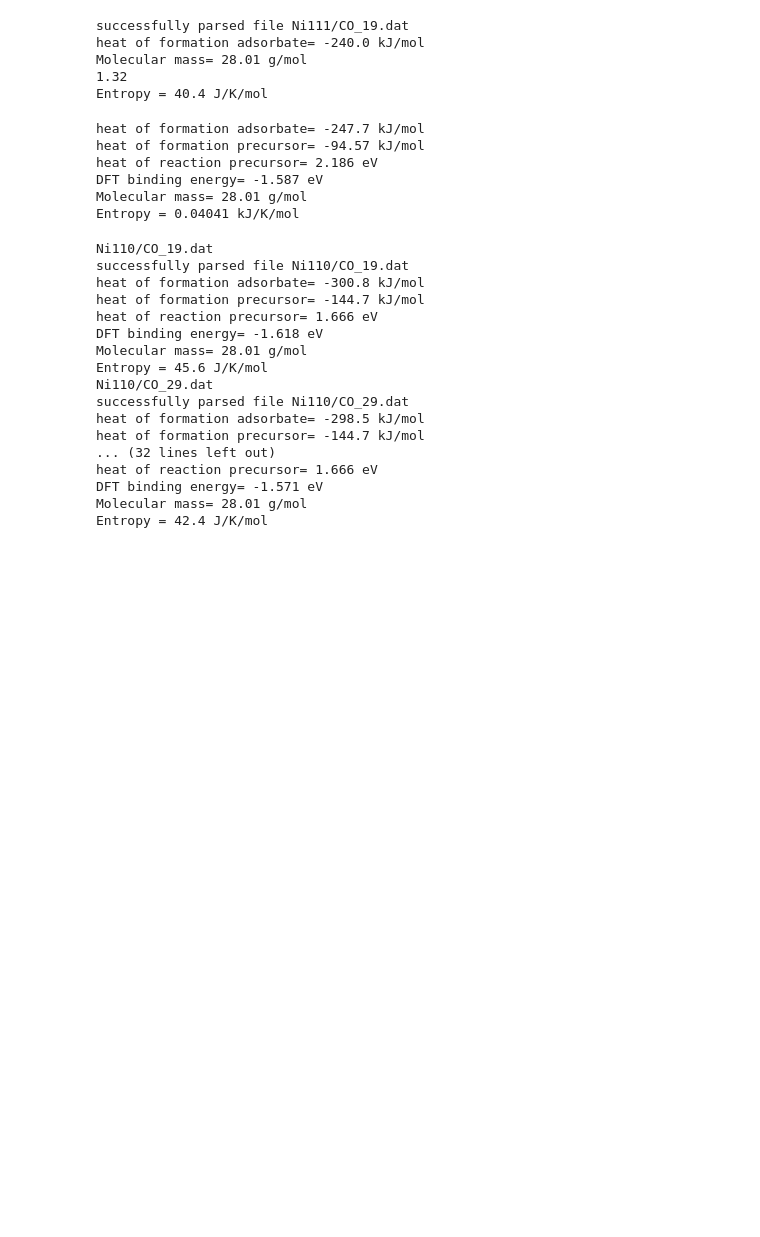
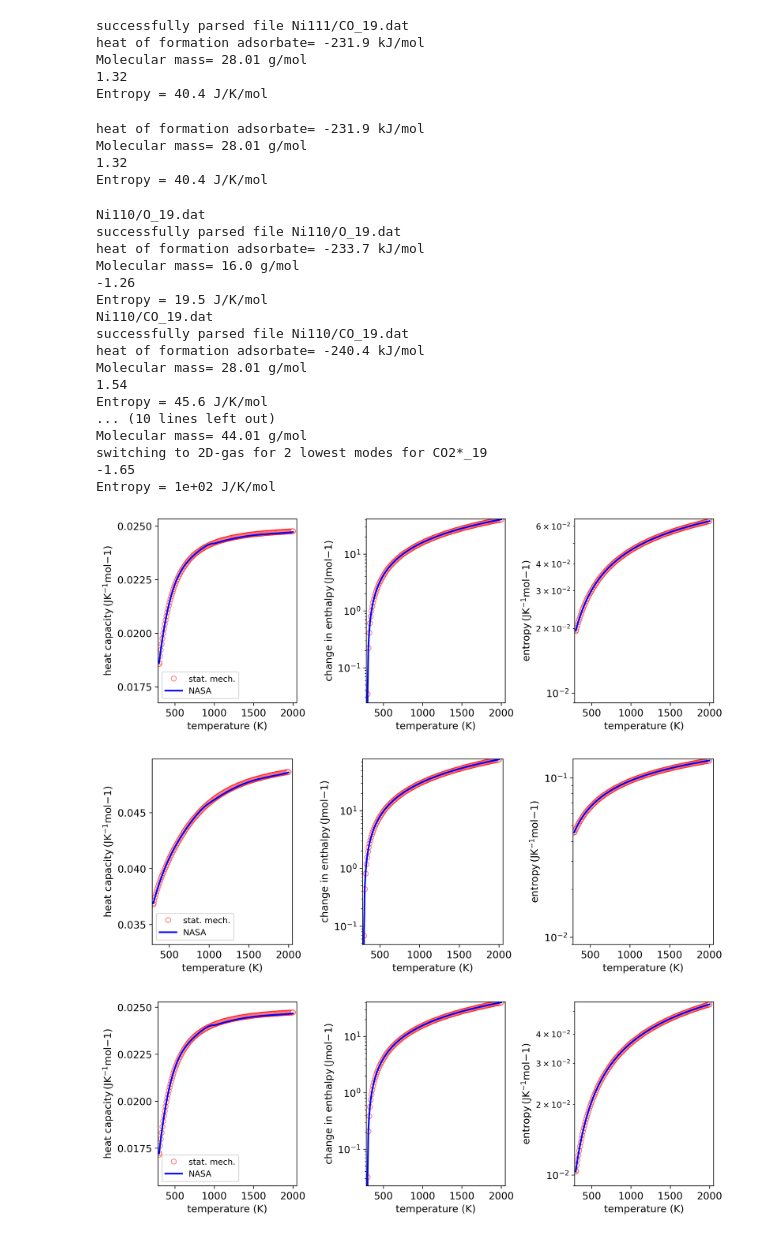
Before and after one commit to bjkreitz/multifacet, a Jupyter notebook: TPD/DFT/compute_NASA_from_DFT_energies_adsorbate_anchors.ipynb, the cells around one changed output. Saved outputs shown, nothing was run; the diff lists cells and outputs as text; code cells hidden in the pictures; blank space fills up the shorter version.

```diff
--- a/TPD/DFT/compute_NASA_from_DFT_energies_adsorbate_anchors.ipynb
+++ b/TPD/DFT/compute_NASA_from_DFT_energies_adsorbate_anchors.ipynb
@@ -33,10 +33,11 @@ class Molecule:
                 self.eV_to_kJpermole = 96.485 #convert eV/molecule to kJ/mol
                 self.molecular_mass_elements = {'H': 1.01, 'C': 12.01, 'N': 14, 'O': 16}
 
+                #Pt is just a surface site X. I'm too lazy to change all the files now
                 self.reference_energies= {"Ni111": {"XCO":-92.868 ,"XO":-84.800, "XH": 0, "Pt":-79.348378},
                                           "Ni100": {"XCO":-89.301 ,"XO":-81.548, "XH": 0, "Pt":-75.766845},
                                           "Ni110": {"XCO":-81.954 ,"XO":-73.707, "XH": 0, "Pt":-68.400016},
-                                          "Ni211": {"XCO": ,"XO":-83.778, "XH": 0, "Pt": -78.430421},
+                                          "Ni211": {"XCO":-91.922 ,"XO":-83.778, "XH": 0, "Pt": -78.430421},
                                          }
 
                 self.reference_EOF={"Ni111": {"XCO":-231.9 ,"XO":-237.9, "XH": 0, "Pt":0},
@@ -628,7 +627,7 @@ get_thermo_from_NASA(temperature, test)
 #compare_NASA_to_thermo(temperature, test)
 # %% [output]
 successfully parsed file Ni111/CO_19.dat
-heat of formation adsorbate= -240.0 kJ/mol
+heat of formation adsorbate= -231.9 kJ/mol
 Molecular mass= 28.01 g/mol
 1.32
 Entropy = 40.4 J/K/mol
@@ -637,12 +636,10 @@ thermo(test, temperature)
 #get_thermo_from_NASA(temperature, test)
 #compare_NASA_to_thermo(temperature, test)
 # %% [output]
-heat of formation adsorbate= -247.7 kJ/mol
-heat of formation precursor= -94.57 kJ/mol
-heat of reaction precursor= 2.186 eV
-DFT binding energy= -1.587 eV
+heat of formation adsorbate= -231.9 kJ/mol
 Molecular mass= 28.01 g/mol
-Entropy = 0.04041 kJ/K/mol
+1.32
+Entropy = 40.4 J/K/mol
 # %%
 #This is the name of the output file
 new_output = open('my_new_cti.txt', 'w')
@@ -662,7 +659,7 @@ new_output.write(species_line)
 
 new_output.close()
 # %%
-list_of_species = 'species_list_CO110.dat'
+list_of_species = 'species_list_110.dat'
 info = open(list_of_species,'r')
 species_list = info.readlines()
 info.close()
@@ -675,43 +672,46 @@ species_line = '\n'
 
 counter = -1
 for species in species_list:
     counter += 1
     filename = species.strip()
     print(filename)
 
     test = Molecule()
     parse_input_file(filename, test)
     thermo(test, temperature)
 
     name_line += ' %s'%(test.name)
     if counter == 4:
         name_line +='\n'
         counter == -1
     species_line += test.species_lines
 
     get_thermo_from_NASA(temperature, test)
     compare_NASA_to_thermo(temperature, test)
 
 name_line += '\n\n'
 new_output.write(name_line)
 new_output.write(species_line)
 
 new_output.close()
 # %% [output]
+Ni110/O_19.dat
+successfully parsed file Ni110/O_19.dat
+heat of formation adsorbate= -233.7 kJ/mol
+Molecular mass= 16.0 g/mol
+-1.26
+Entropy = 19.5 J/K/mol
 Ni110/CO_19.dat
 successfully parsed file Ni110/CO_19.dat
-heat of formation adsorbate= -300.8 kJ/mol
-heat of formation precursor= -144.7 kJ/mol
-heat of reaction precursor= 1.666 eV
-DFT binding energy= -1.618 eV
+heat of formation adsorbate= -240.4 kJ/mol
 Molecular mass= 28.01 g/mol
+1.54
 Entropy = 45.6 J/K/mol
-Ni110/CO_29.dat
-successfully parsed file Ni110/CO_29.dat
-heat of formation adsorbate= -298.5 kJ/mol
-heat of formation precursor= -144.7 kJ/mol
-... (32 lines left out)
-heat of reaction precursor= 1.666 eV
-DFT binding energy= -1.571 eV
-Molecular mass= 28.01 g/mol
-Entropy = 42.4 J/K/mol
+... (10 lines left out)
+Molecular mass= 44.01 g/mol
+switching to 2D-gas for 2 lowest modes for CO2*_19
+-1.65
+Entropy = 1e+02 J/K/mol
+[figure, added]
+[figure, added]
+[figure, added]
```
Also changed, not shown: parts of 2 cells of this notebook, 10 other files.
